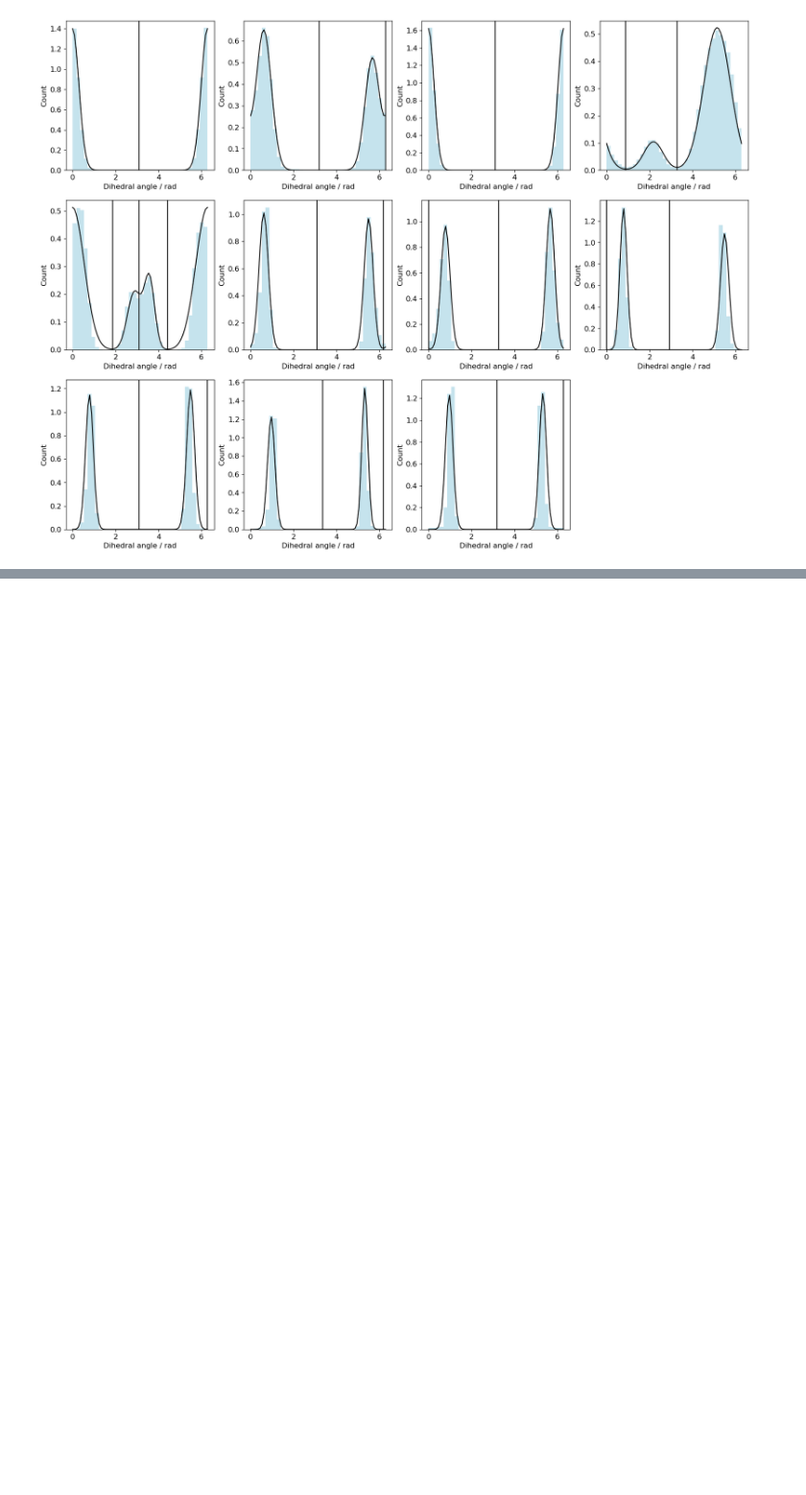
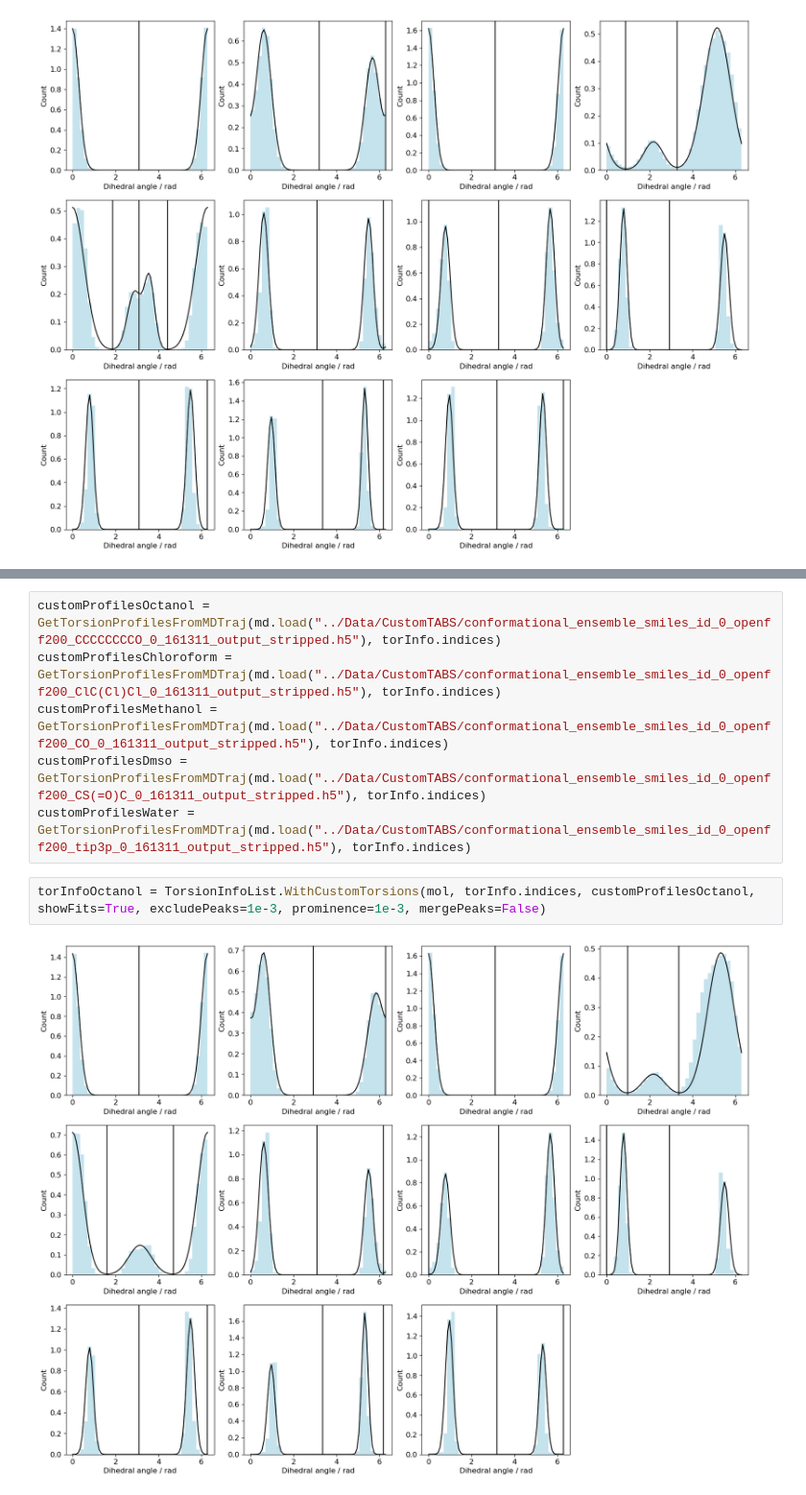
Before and after one commit to rinikerlab/TorsionAngularBinStrings, a Jupyter notebook: Demos/TestingNewAPI.ipynb, the cells around one changed output, grey strips where cells are left out. Shown at 96% size. Drawn from its saved outputs; the diff is of its cells as text; blank space fills up the shorter version.

```diff
--- a/Demos/TestingNewAPI.ipynb
+++ b/Demos/TestingNewAPI.ipynb
@@ -101,0 +106,10 @@ torInfo2 = TorsionInfoList.WithCustomTorsions(mol, torInfo.indices, customProfil
+# %%
+customProfilesOctanol = GetTorsionProfilesFromMDTraj(md.load("../Data/CustomTABS/conformational_ensemble_smiles_id_0_openff200_CCCCCCCCO_0_161311_output_stripped.h5"), torInfo.indices)
+customProfilesChloroform = GetTorsionProfilesFromMDTraj(md.load("../Data/CustomTABS/conformational_ensemble_smiles_id_0_openff200_ClC(Cl)Cl_0_161311_output_stripped.h5"), torInfo.indices)
+customProfilesMethanol = GetTorsionProfilesFromMDTraj(md.load("../Data/CustomTABS/conformational_ensemble_smiles_id_0_openff200_CO_0_161311_output_stripped.h5"), torInfo.indices)
+customProfilesDmso = GetTorsionProfilesFromMDTraj(md.load("../Data/CustomTABS/conformational_ensemble_smiles_id_0_openff200_CS(=O)C_0_161311_output_stripped.h5"), torInfo.indices)
+customProfilesWater = GetTorsionProfilesFromMDTraj(md.load("../Data/CustomTABS/conformational_ensemble_smiles_id_0_openff200_tip3p_0_161311_output_stripped.h5"), torInfo.indices)
+# %%
+torInfoOctanol = TorsionInfoList.WithCustomTorsions(mol, torInfo.indices, customProfilesOctanol, showFits=True, excludePeaks=1e-3, prominence=1e-3, mergePeaks=False)
+# %% [output]
+[figure, added]
```
Also changed, not shown: parts of 7 cells of this notebook.
